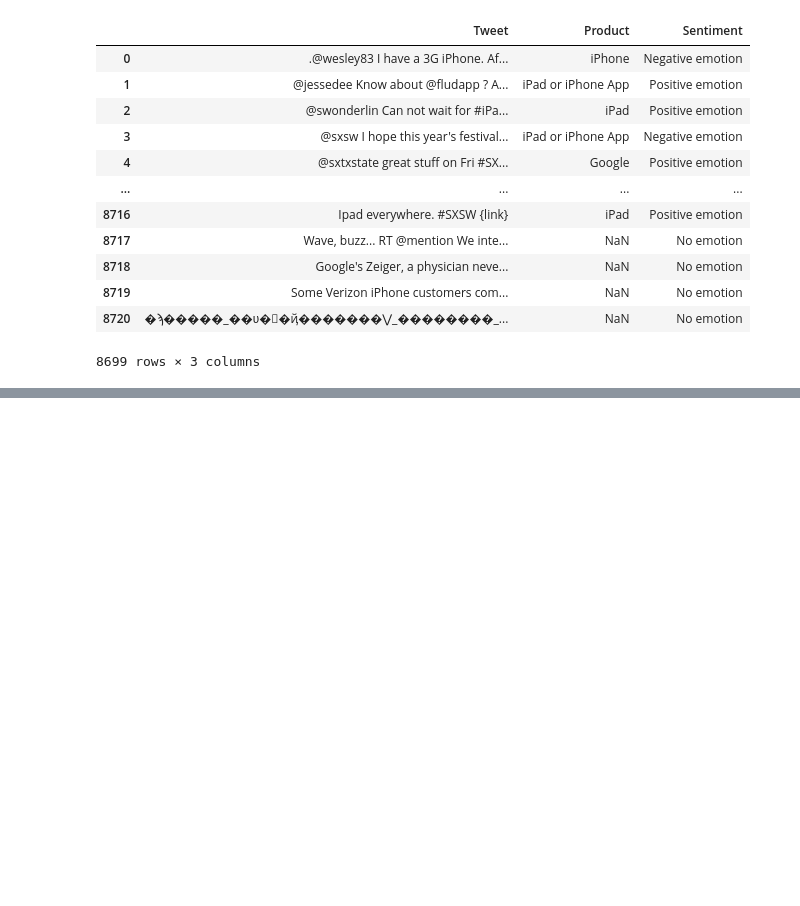
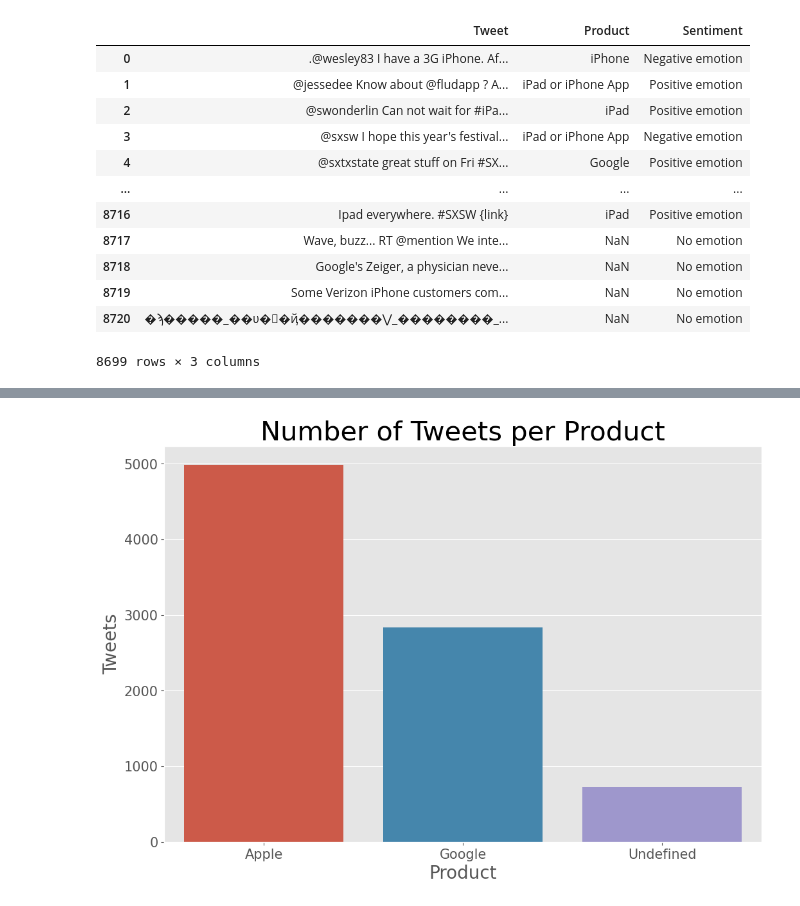
Before and after one commit to Chemami12/Tweeter-Sentiment-NLP, a Jupyter notebook: Twiteer-Sentiment.ipynb, the cells around one changed output, grey strips where cells are left out. Saved outputs shown, nothing was run; the diff lists cells and outputs as text; code cells hidden in the pictures; blank space fills up the shorter version.

```diff
--- a/Twiteer-Sentiment.ipynb
+++ b/Twiteer-Sentiment.ipynb
@@ -204,0 +209,15 @@ plt.show()
+# %%
+def countplot(df, col, hue=None, rotation=None):
+    fig, ax = plt.subplots(figsize=(12,8))
+    sns.countplot(data = df, x = col, hue = hue, order = df[col].value_counts().index)
+    ax.set_xticklabels(labels = ax.get_xticklabels(), rotation= rotation, fontsize = 15)
+    ax.set_xlabel(xlabel = col, fontsize = 20)
+    ax.tick_params(axis='y', which='major', labelsize=15)
+    ax.set_ylabel(ylabel = "Tweets", fontsize = 20)
+    ax.set_title(f"Number of Tweets per {col}", fontsize = 30)
+    plt.show()
+# %%
+#countplot for Brand
+countplot(df, "Product")
+# %% [output]
+[figure, added]
```
Also changed, not shown: parts of 10 cells of this notebook.
